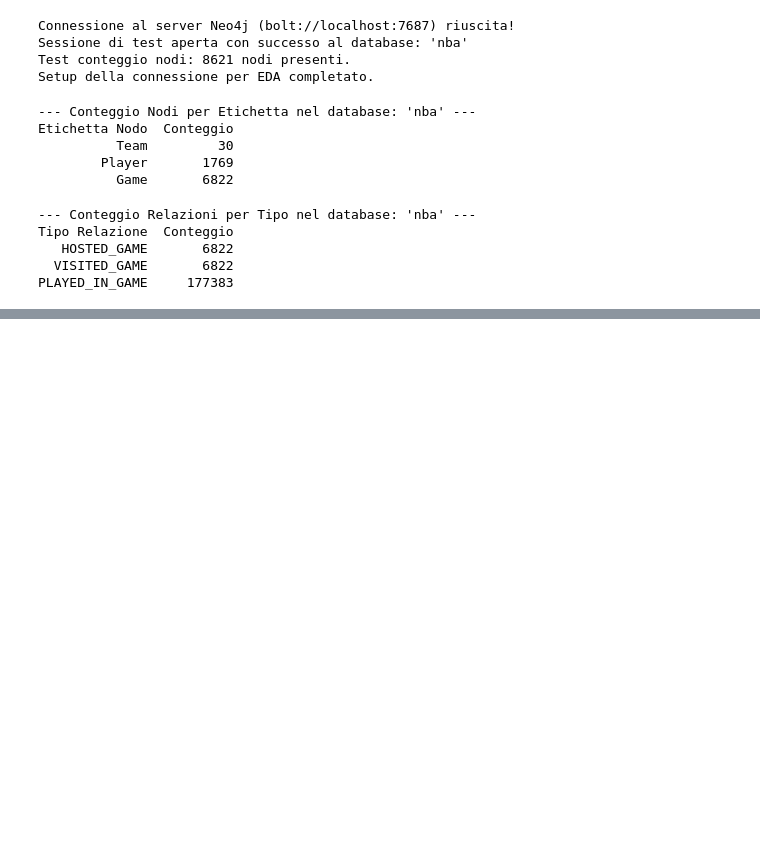
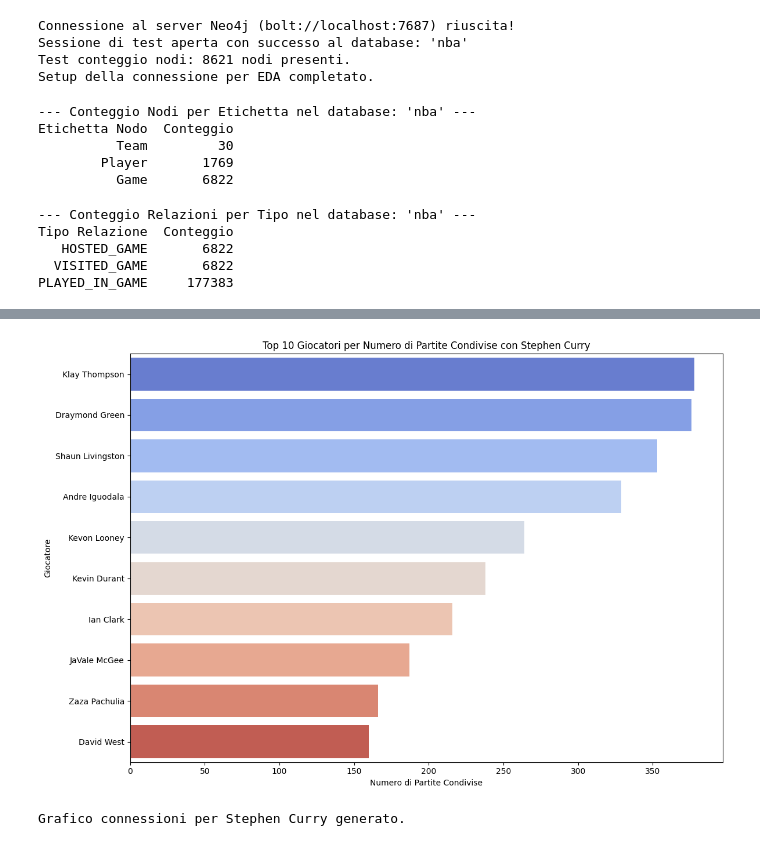
Before and after one commit to Manillin/GraphAnalytics, a Jupyter notebook: nba_dataset.ipynb, the cells around one changed output, grey strips where cells are left out. Drawn from its saved outputs; the diff is of its cells as text; code cells hidden in the pictures; blank space fills up the shorter version.

```diff
--- a/nba_dataset.ipynb
+++ b/nba_dataset.ipynb
@@ -680,0 +1053,70 @@ Top 5 Partite per Numero di Connessioni:
+# %%
+# Giocatore da investigare (può essere cambiato)
+target_player_name = "Stephen Curry"
+print(f"\n--- Analisi Connessioni per il Giocatore: {target_player_name} ---")
+
+# Dati per il grafico
+connected_players = []
+shared_games_counts = []
+
+try:
+    with driver.session(database=db_name) as session:
+        # Prima troviamo il nodeId del giocatore target.
+        # Usiamo 'name' come da schema.md.
+        find_player_query = f"""
+            MATCH (p:Player {{name: '{target_player_name}'}})
+            RETURN id(p) AS nodeId
+            LIMIT 1
+        """
+        player_id_result = session.run(find_player_query).single()
+
+        if player_id_result:
+            target_node_id = player_id_result['nodeId']
+            print(f"Trovato Node ID per {target_player_name}: {target_node_id}")
+
+            # Ora troviamo con chi ha condiviso più partite nel grafo proiettato
+            # Questa query opera sul grafo GDS in memoria.
+            # Nota: la relazione SHARED_GAME è stata creata con id(p1) < id(p2),
+            # quindi dobbiamo cercare il target_node_id sia come source che come target.
+
+            query_connections = f"""
+            MATCH (targetPlayer:Player {{name: '{target_player_name}'}})
+            MATCH (targetPlayer)-[:PLAYED_IN_GAME]->(g:Game)<-[:PLAYED_IN_GAME]-(otherPlayer:Player)
+            WHERE targetPlayer <> otherPlayer
+            WITH otherPlayer, count(DISTINCT g) AS gamesPlayedTogether
+            RETURN otherPlayer.name AS collaboratorName, otherPlayer.playerId AS collaboratorId, gamesPlayedTogether
+            ORDER BY gamesPlayedTogether DESC
+            LIMIT 10
+            """
+
+            result_connections = session.run(query_connections)
+
+            print(f"\nTop 10 giocatori con cui {target_player_name} ha condiviso più partite (basato su :PLAYED_IN_GAME):")
+            count = 0
+            for record in result_connections:
+                count += 1
+                collaborator_name = record['collaboratorName']
+                games_shared = record['gamesPlayedTogether']
+                connected_players.append(collaborator_name)
+                shared_games_counts.append(games_shared)
+                print(f"  {collaborator_name} (ID: {record['collaboratorId']}), Partite Condivise: {games_shared}")
+
+            if count == 0:
+                print(f"Nessuna interazione trovata per {target_player_name} con la query attuale (controlla nome/ID e dati).")
+        else:
+            print(f"Giocatore '{target_player_name}' non trovato nel database.")
+except Exception as e:
+    print(f"Errore durante l'analisi delle connessioni del giocatore: {e}")
+
+# --- Visualizzazione Grafico Connessioni ---
+if connected_players and shared_games_counts:
+    plt.figure(figsize=(12, 8))
+    sns.barplot(x=shared_games_counts, y=connected_players, palette="coolwarm", hue=connected_players, legend=False)
+    plt.title(f'Top 10 Giocatori per Numero di Partite Condivise con {target_player_name}')
+    plt.xlabel('Numero di Partite Condivise')
+    plt.ylabel('Giocatore')
+    plt.tight_layout()
+    plt.show()
+else:
+    print(f"Dati non sufficienti per generare il grafico delle connessioni per {target_player_name}.")
+# %% [output]
@@ -680,0 +1137,2 @@ Top 5 Partite per Numero di Connessioni:
+[figure, added]
+Grafico connessioni per Stephen Curry generato.
```
Also changed, not shown: parts of 55 cells of this notebook, 16 other files.
